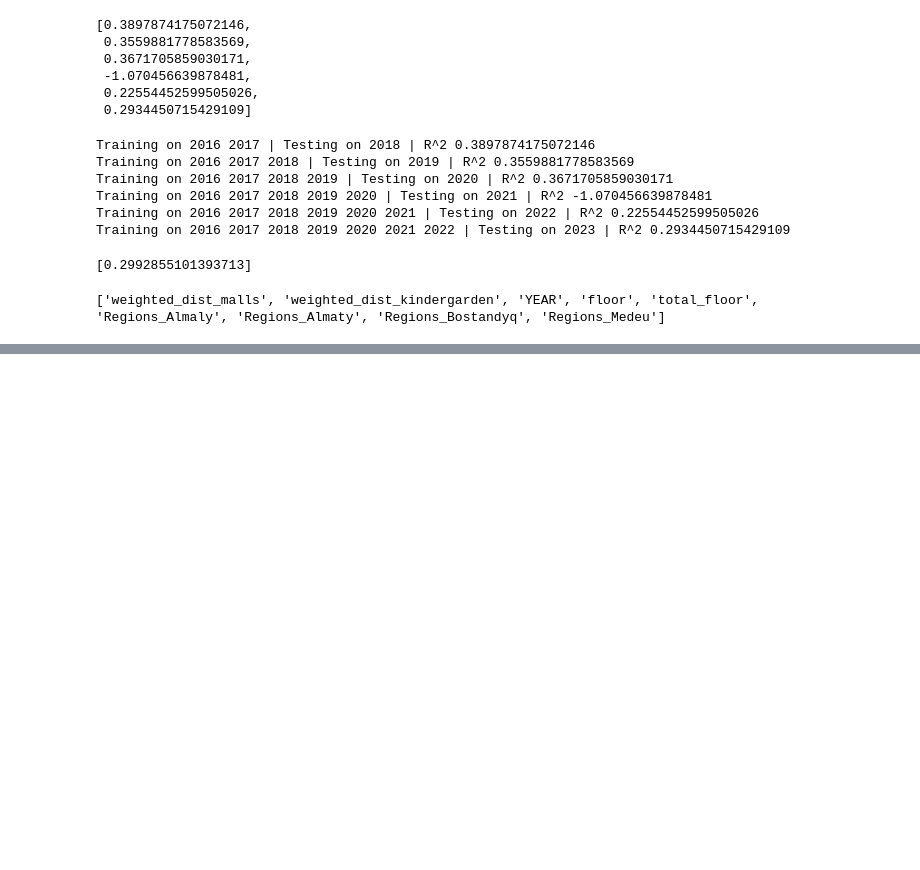
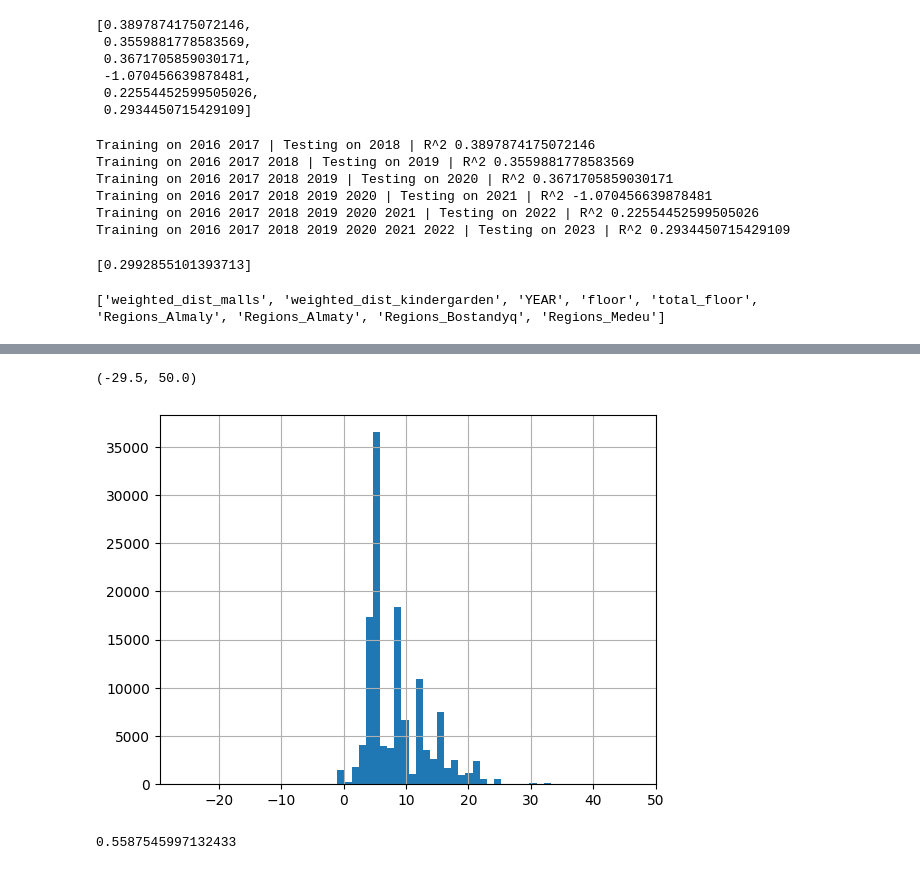
Before and after one commit to CodeForse/Diploma-, a Jupyter notebook: linear_models/linear_regression.ipynb, the cells around one changed output, grey strips where cells are left out. Cells and saved outputs as stored; diff of their text form; code cells hidden in the pictures; blank space fills up the shorter version.

```diff
--- a/linear_models/linear_regression.ipynb
+++ b/linear_models/linear_regression.ipynb
@@ -394,0 +511,6 @@ print([variable for variable, coef_val in coef if coef_val>0])
+# %%
+df_join['total_floor'].hist(bins=500)
+plt.xlim(right=50)
+# %% [output]
+(-29.5, 50.0)
+[figure, added]
@@ -394,0 +519,11 @@ print([variable for variable, coef_val in coef if coef_val>0])
+# %%
+x = df_join[['building_age', 'area',
+       'best_view', 'weighted_dist_centers', 'skyscraper_like',
+       'weighted_dist_malls', 'weighted_dist_kindergarden', 'floor_mid_dist', 'YEAR','total_floor', 'Latitude', 'Longitude','Regions_Alatau', 'Regions_Almaly', 'Regions_Almaty',
+       'Regions_Auezov', 'Regions_Bostandyq', 'Regions_Jetysu',
+       'Regions_Medeu', 'Regions_Nauryzbai', 'Regions_Turksib']]
+y = np.log(df_join['price_per_area'])
+
+LinearRegression().fit(x,y).score(x,y)
+# %% [output]
+0.5587545997132433
```
Also changed, not shown: parts of 16 cells of this notebook, 3 other files.
